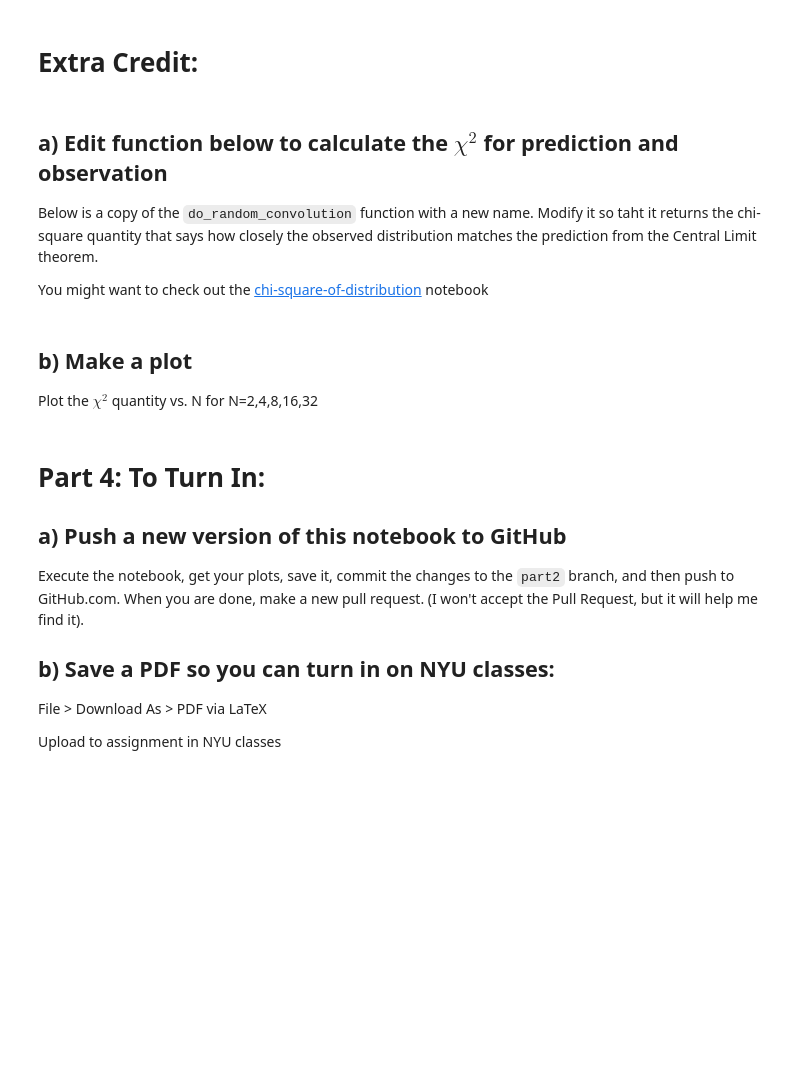
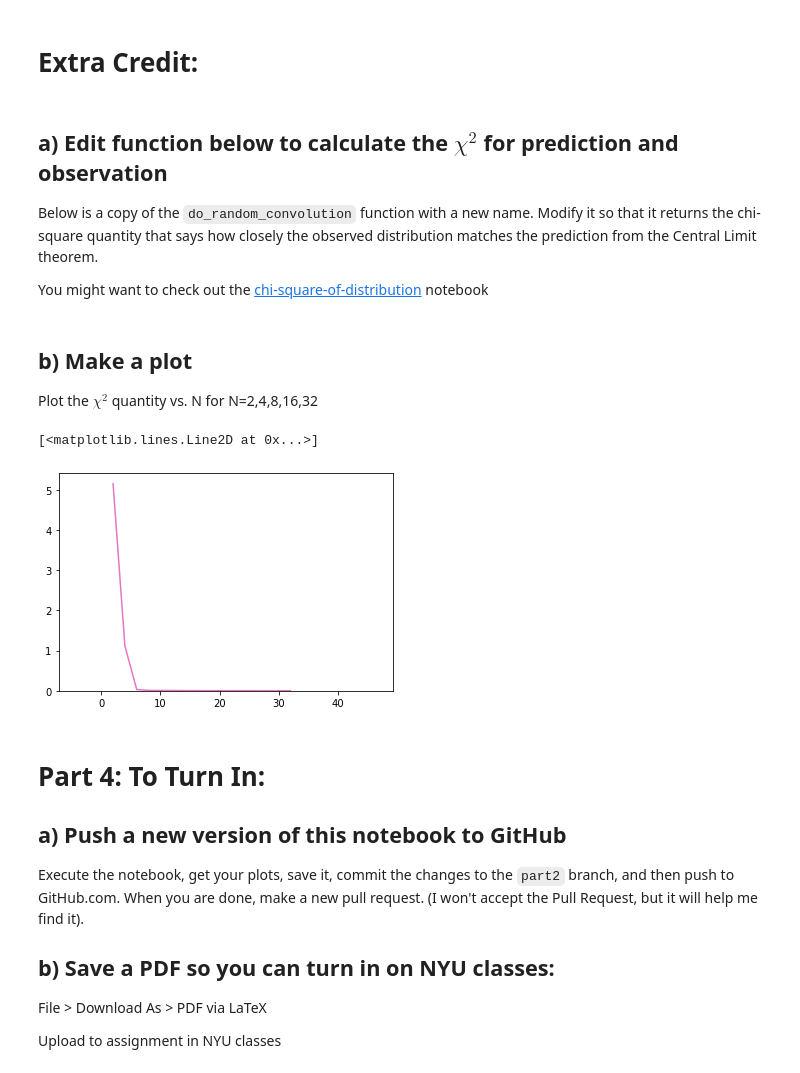
Before and after one commit to cranmer/intro-exp-phys-II, a Jupyter notebook: Central-Limit-Theorem.ipynb, the cells around one changed output. Cells and saved outputs as stored; diff of their text form; code cells hidden in the pictures; blank space fills up the shorter version.

Commit message:
Complete central-limit-theorem

```diff
--- a/Central-Limit-Theorem.ipynb
+++ b/Central-Limit-Theorem.ipynb
@@ -393,6 +403,6 @@ Dist_npl248 0.7071067811865476
 # %% [markdown]
 ## a) Edit function below to calculate the $\chi^2$ for prediction and observation
 
-Below is a copy of the `do_random_convolution` function with a new name. Modify it so taht it returns the chi-square quantity that says how closely the observed distribution matches the prediction from the Central Limit theorem.
+Below is a copy of the `do_random_convolution` function with a new name. Modify it so that it returns the chi-square quantity that says how closely the observed distribution matches the prediction from the Central Limit theorem.
 
 You might want to check out the [chi-square-of-distribution](chi-square-of-distribution.ipynb) notebook
@@ -411,13 +424,24 @@ def do_random_convolution_with_chi2(list_of_distributions, N):
 
     std_q = np.sqrt( var_q )
 
-
-    counts, bins, patches = plt.hist(q,bins=50, density=True, alpha=.2)
-    plt.plot(bins, norm.pdf(bins,loc=mean_q, scale=std_q), lw=2, c='r')
+    counts, bins, patches = plt.hist(q,bins=50, density=True, alpha=.0)
+    prediction = norm.pdf((bins[1:]+bins[:-1])/2, loc=mean_q, scale = std_q)
+#     plt.plot(bins, norm.pdf(bins,loc=mean_q, scale=std_q), lw=2, c='r')
+    return chisquare(counts, prediction)
 # %% [markdown]
 ## b) Make a plot
 
 Plot the $\chi^2$ quantity vs. N for N=2,4,8,16,32
+# %%
+N_list = [2,4,6,8,16,32]
+chi2_list = []
+for N in N_list:
+    chi2, p_value = do_random_convolution_with_chi2(ok_distributions_list,N)
+    chi2_list.append(chi2)
+plt.plot(N_list, chi2_list)
+# %% [output]
+[<matplotlib.lines.Line2D at 0x...>]
+[figure, added]
 # %% [markdown]
 # Part 4: To Turn In:
 
```
Also changed, not shown: parts of 17 cells of this notebook.
